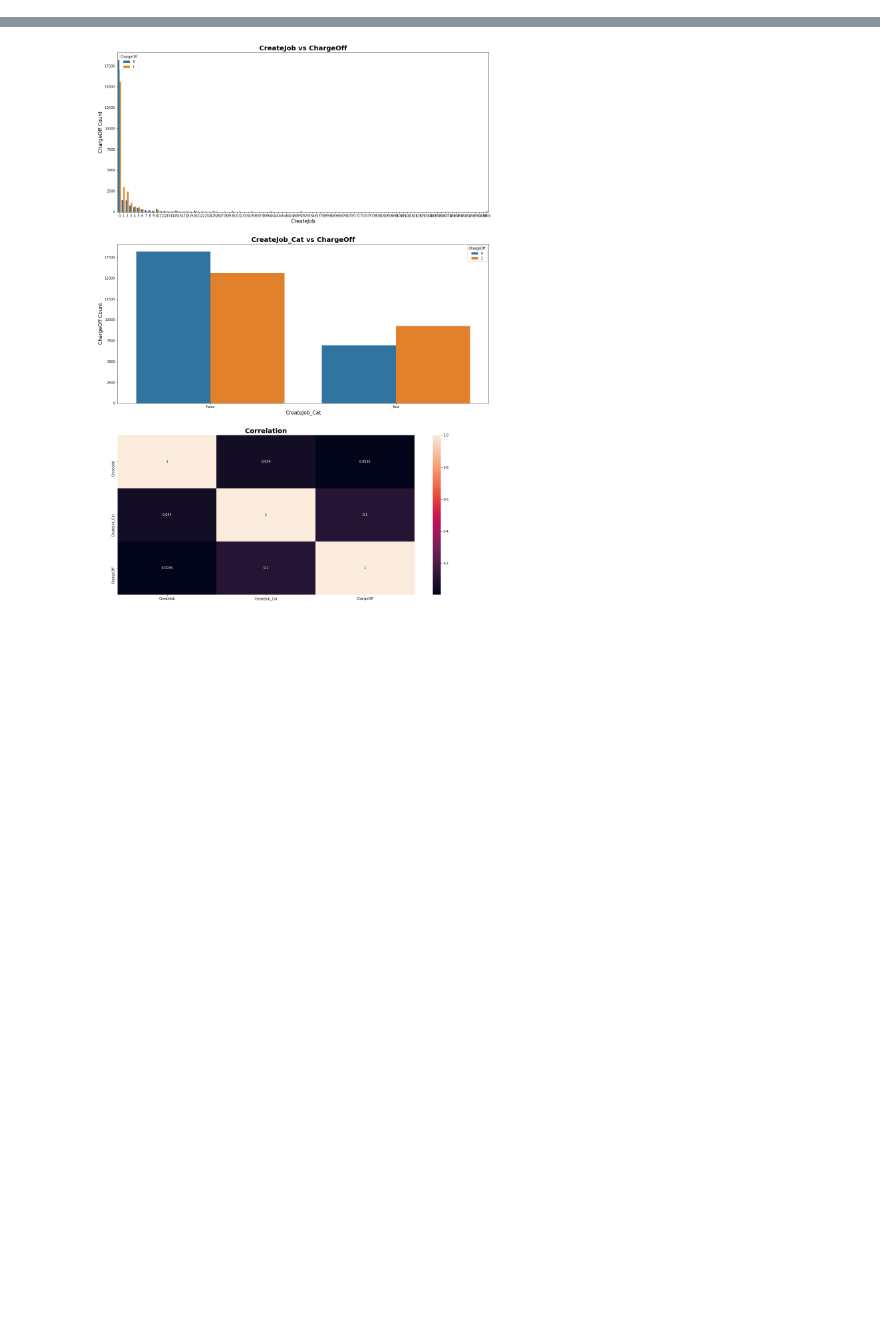
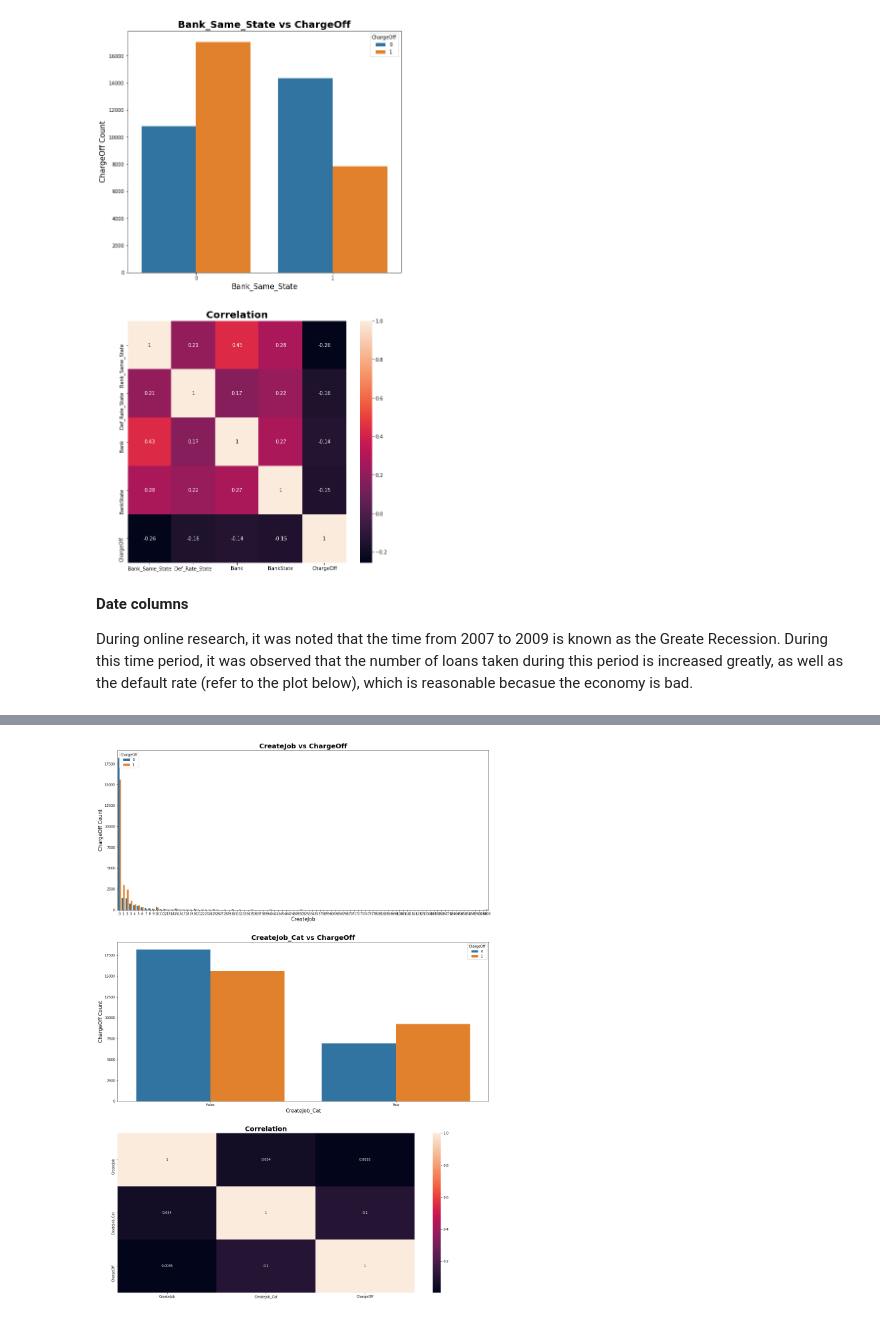
Before and after one commit to helloxy96/CS5228_project, a Jupyter notebook: Report.ipynb, the cells around one changed output, grey strips where cells are left out. Saved outputs shown, nothing was run; the diff lists cells and outputs as text; code cells hidden in the pictures; blank space fills up the shorter version.

```diff
--- a/Report.ipynb
+++ b/Report.ipynb
@@ -57,5 +42,6 @@ Column "BalanceGross" also need to be dropped as the whole column is $0.00.
 df = pd.read_csv('Xtrain.csv', dtype={"ApprovalFY": object})
 df_y = pd.read_csv('Ytrain.csv')
 df = pd.concat([df, df_y['ChargeOff']], axis=1, sort=False)
-df[['Id', 'Name', 'City', 'Zip', 'ApprovalDate', 'DisbursementDate', 'BalanceGross']].head()
+df = df.drop(['Id', 'Name', 'City', 'Zip', 'BalanceGross'], axis= 1)
+df.dtypes
 # %% [output]
@@ -149,0 +175,18 @@ plt.show()
+# %%
+df['Bank_Same_State'] = np.where(df['State'] == df['BankState'], 1, 0)
+state_default = df.groupby(['State','ChargeOff'])['State'].count().unstack('ChargeOff')
+state_default['# of Loans Taken'] = state_default[1] + state_default[0]
+state_default['Default Rate'] = round(state_default[0]/(state_default[1] + state_default[0]), 2)
+state_default = state_default.sort_values(by='Default Rate')
+mean_rate = state_default['Default Rate'].mean()
+default_rate_by_state = state_default.to_dict()["Default Rate"]
+df['Def_Rate_State'] = df['State'].replace(default_rate_by_state)
+df['Def_Rate_State'] = np.where(df['Def_Rate_State'].isnull(), 0.54, df['Def_Rate_State'])
+banks = {v: k for k, v in enumerate(list(df['Bank'].unique()))}
+df['Bank'].replace(banks, inplace=True)
+bank_states = {v: k for k, v in enumerate(list(df['BankState'].unique()))}
+df['BankState'].replace(bank_states, inplace=True)
+
+print(default_rate_by_state)
+print("Mean State Default Rate: {}".format(mean_rate))
+state_default.head()
@@ -149,0 +203,16 @@ plt.show()
+# %%
+f, axes = plt.subplots(2, figsize=(10,20))
+sb.countplot(x="Bank_Same_State", data=df, hue='ChargeOff', ax=axes[0])
+sb.heatmap(df[["Bank_Same_State", "Def_Rate_State", "Bank", "BankState", "ChargeOff"]].corr(), annot=True, ax=axes[1])
+
+axes[0].set_title('Bank_Same_State vs ChargeOff',fontweight="bold", size=20)
+axes[0].set_ylabel('ChargeOff Count', fontsize=15)
+axes[0].set_xlabel('Bank_Same_State', fontsize=15)
+axes[1].set_title('Correlation',fontweight="bold", size=20)
+plt.show()
+# %% [output]
+[figure, added]
+# %% [markdown]
+**Date columns**
+
+During online research, it was noted that the time from 2007 to 2009 is known as the Greate Recession. During this time period, it was observed that the number of loans taken during this period is increased greatly, as well as the default rate (refer to the plot below), which is reasonable becasue the economy is bad.
```
Also changed, not shown: parts of 46 cells of this notebook, 4 other files.
